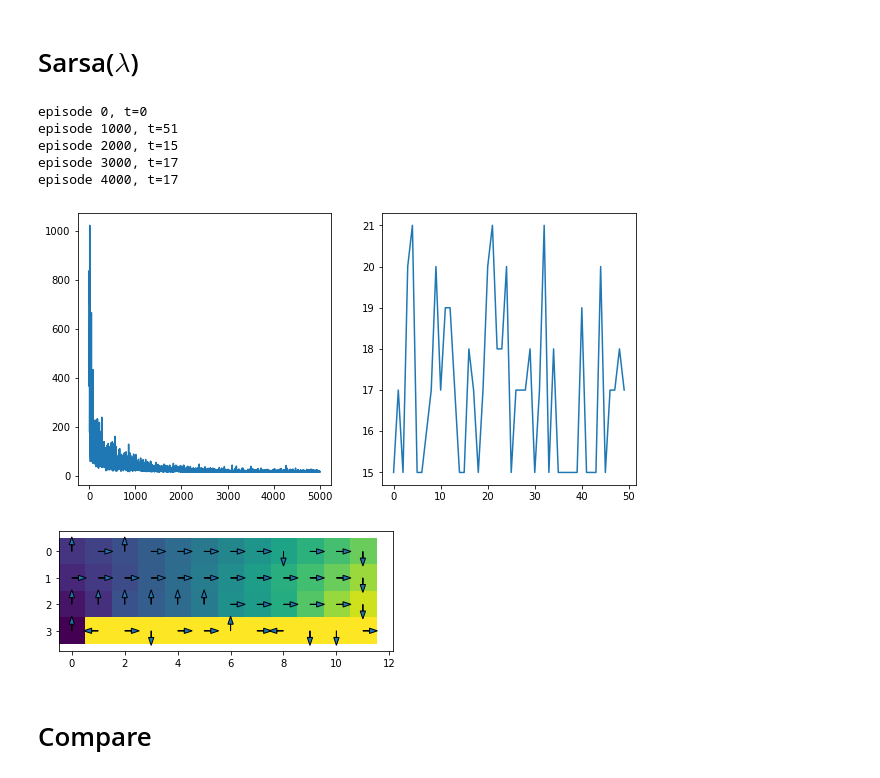
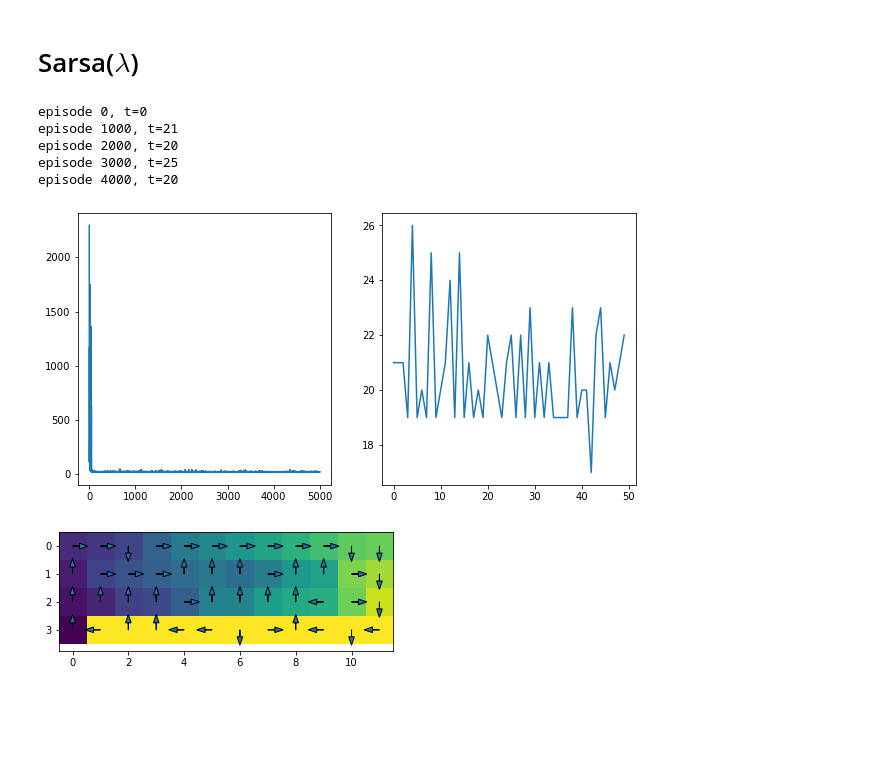
Before and after one commit to yyhhoi/RI_algorithms, a Jupyter notebook: Tabular_SARSA.ipynb, the cells around one changed output. Drawn from its saved outputs; the diff is of its cells as text; code cells hidden in the pictures; blank space fills up the shorter version.

```diff
--- a/Tabular_SARSA.ipynb
+++ b/Tabular_SARSA.ipynb
@@ -46,8 +46,13 @@ class Agent():
         if self.policy == 'custom':
             assert self.policy_mat is not None
 
+        self.qtable = None
+        self.ztable = None
+        self._init_q_z()
+
+    def _init_q_z(self):
         self.qtable = np.random.normal(0, 0.0001, size=(self.obs_dim, self.act_dim))
-        self.ztable = np.zeros((obs_dim, act_dim))
+        self.ztable = np.zeros((self.obs_dim, self.act_dim))
 
     def a_epsilon_greedy(self, s):
         q_alla = self.qtable[s, :]
@@ -65,6 +70,9 @@ class Agent():
             return self.a_epsilon_greedy(s)
         elif self.policy == 'custom':
             return self.a_custom(s)
+
+    def reset(self):
+        self._init_q_z()
 # %% [markdown]
 # SARSA(1)
 # %%
@@ -223,7 +231,13 @@ def sarsaLamb(ag, env, gamma, alpha, lamb):
             td_err = r_next - q_now
         else:
             td_err = r_next + gamma * q_next - q_now
-        ag.qtable[s, a] += alpha * td_err * ag.ztable[s, a]
+        ## The commented line below is wrong:
+        # ag.qtable[s, a] += alpha * td_err * ag.ztable[s, a]
+
+        ## The line below is correct. z trace should continually affect the q after the first time step, while
+        ## taking in the TD errors of the subsequent steps.
+        ag.qtable += alpha * td_err * ag.ztable
+
         ag.ztable = gamma * lamb * ag.ztable
         s = s_next
         t += 1
@@ -231,37 +245,35 @@ def sarsaLamb(ag, env, gamma, alpha, lamb):
 # %%
 env = gym.make('CliffWalking-v0')
 obs_dim = 48
 act_dim = 4
 gamma = 0.98
-lamb = 0.8
+lamb = 0.9
 alpha = 0.01
 epsilon = 0.1
 ag = Agent(obs_dim, act_dim, epsilon=epsilon)
 
 ztable = np.zeros((obs_dim, act_dim))
 
 Niters = 5000
 all_ts = np.zeros(Niters)
 
 for ni in range(Niters):
     if ni % 1000 == 0:
         print('episode %d, t=%d'% (ni, all_ts[ni-1]))
     t = sarsaLamb(ag, env, gamma, alpha, lamb)
 
     all_ts[ni] = t
 
 fig, ax = plt.subplots(1, 2, figsize=(10, 5))
 ax[0].plot(all_ts)
 ax[1].plot(all_ts[-50:])
 fig, ax = plt.subplots()
 vis_cliff_walking(ag.qtable, ax)
 # %% [output]
 episode 0, t=0
-episode 1000, t=51
-episode 2000, t=15
-episode 3000, t=17
-episode 4000, t=17
+episode 1000, t=21
+episode 2000, t=20
+episode 3000, t=25
+episode 4000, t=20
-[figure, old version]
+[figure, new version]
-[figure, old version]
+[figure, new version]
-# %% [markdown]
-# Compare
```
Also changed, not shown: parts of 6 cells of this notebook.
